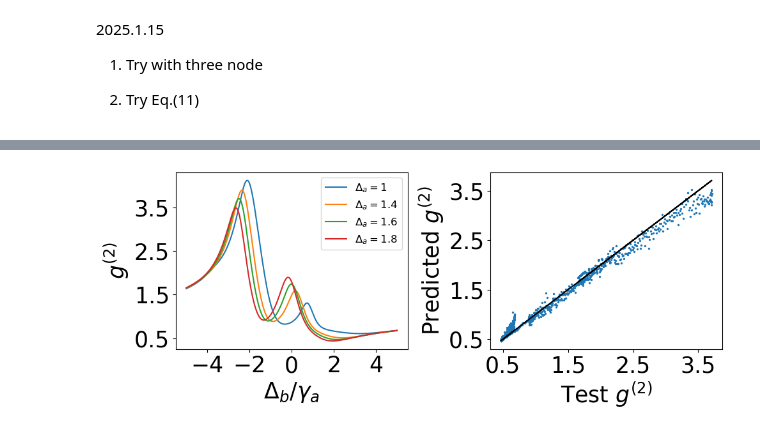
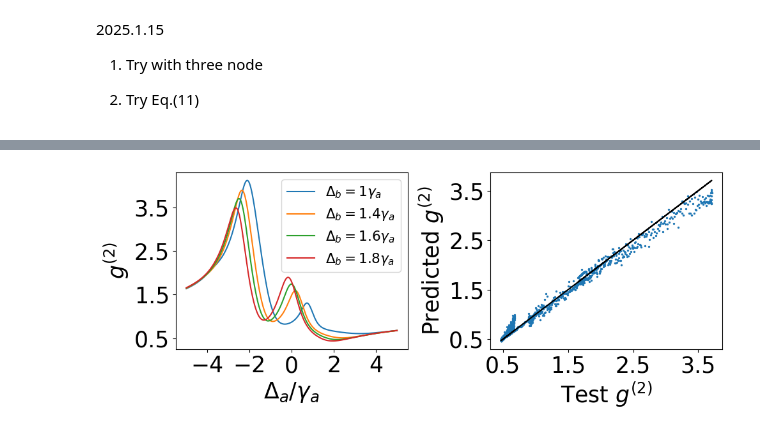
Before and after one commit to kdg930202/Polariton_neural_network, a Jupyter notebook: case3_transfer learning.ipynb, the cells around one changed output, grey strips where cells are left out. Saved outputs shown, nothing was run; the diff lists cells and outputs as text; code cells hidden in the pictures.

```diff
--- a/case3_transfer learning.ipynb
+++ b/case3_transfer learning.ipynb
@@ -87,25 +81,25 @@ mean_squared_error(g2_test, Y_predict_RFR)
 # %%
 plt.figure(figsize=(10,4))
 plt.subplot(1,2,1)
-plt.plot(Deltas[0],mat['g2_a_D2_1_1000'],label='$\Delta_{a} = 1$')
-plt.plot(Deltas[0],mat['g2_a_D2_14_1000'],label='$\Delta_{a} = 1.4$')
-plt.plot(Deltas[0],mat['g2_a_D2_16_1000'],label='$\Delta_{a} = 1.6$')
-plt.plot(Deltas[0],mat['g2_a_D2_18_1000'],label='$\Delta_{a} = 1.8$')
+plt.plot(Deltas[0],mat['g2_a_D2_1_1000'],label='$\Delta_{b} = 1\gamma_a$')
+plt.plot(Deltas[0],mat['g2_a_D2_14_1000'],label='$\Delta_{b} = 1.4\gamma_a$')
+plt.plot(Deltas[0],mat['g2_a_D2_16_1000'],label='$\Delta_{b} = 1.6\gamma_a$')
+plt.plot(Deltas[0],mat['g2_a_D2_18_1000'],label='$\Delta_{b} = 1.8\gamma_a$')
 plt.xticks(fontsize=25)
 plt.yticks([0.5,1.5,2.5,3.5],fontsize=25)
-plt.xlabel('$\Delta_{b}/\gamma_a$',fontsize=25)
+plt.xlabel('$\Delta_{a}/\gamma_a$',fontsize=25)
 plt.ylabel('$g^{(2)}$',fontsize=25)
-plt.legend(fontsize=12)
+plt.legend(fontsize=15.5)
 
 plt.subplot(1,2,2)
 plt.scatter(g2_test, Y_predict_RFR,s=2)
 plt.plot(g2_test,g2_test,'k')
 plt.xticks([0.5,1.5,2.5,3.5],fontsize=25)
 plt.yticks([0.5,1.5,2.5,3.5],fontsize=25)
 plt.xlabel('Test $g^{(2)}$',fontsize=25)
 plt.ylabel('Predicted $g^{(2)}$',fontsize=25)
 plt.tight_layout()
 # %% [output]
-[figure, old version]
+[figure, new version]
 # %%
 plt.scatter(Y_train_r, Y_train_g2)
```
Also changed, not shown: parts of 4 cells of this notebook, 2 other files.
